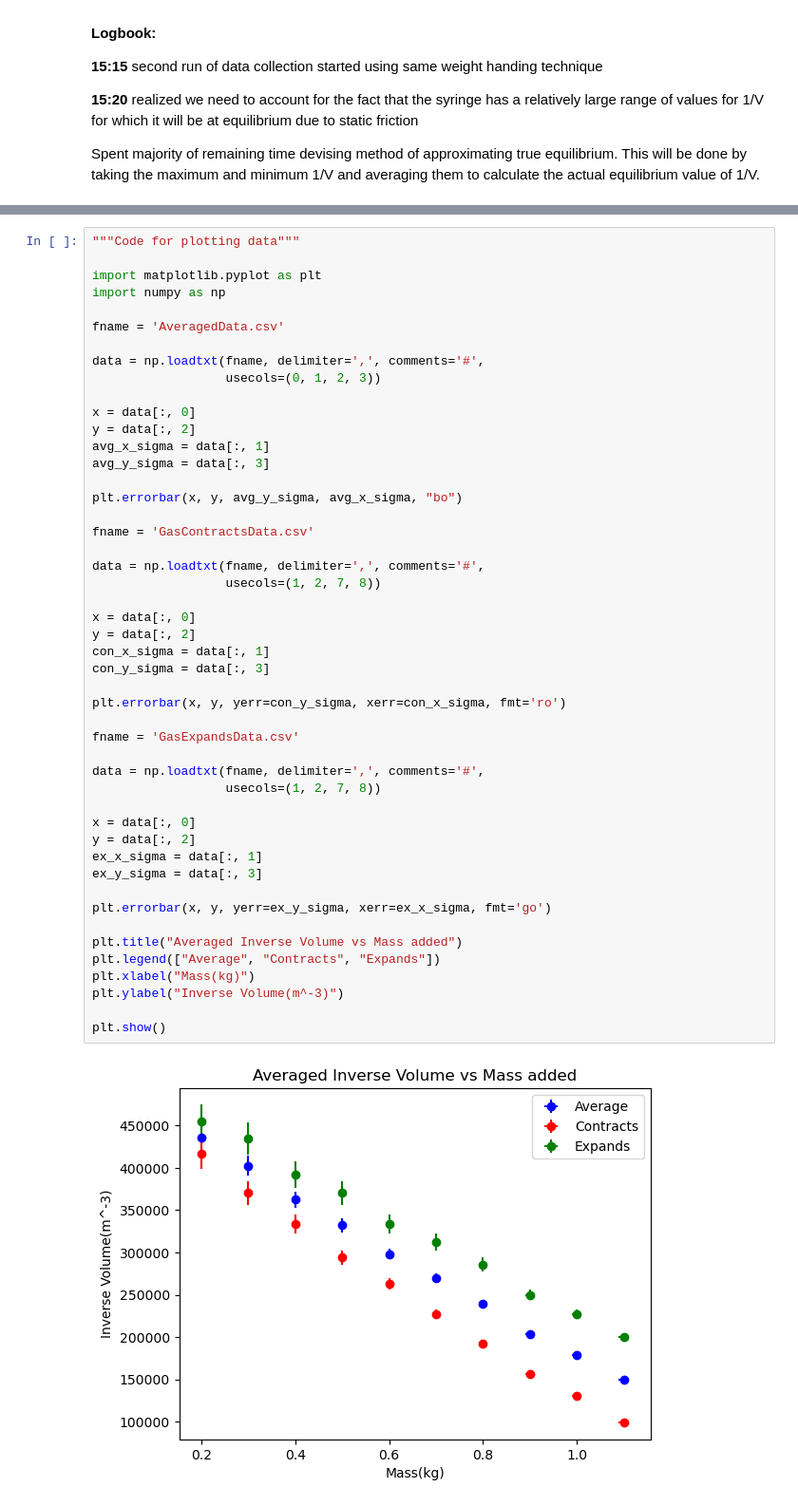
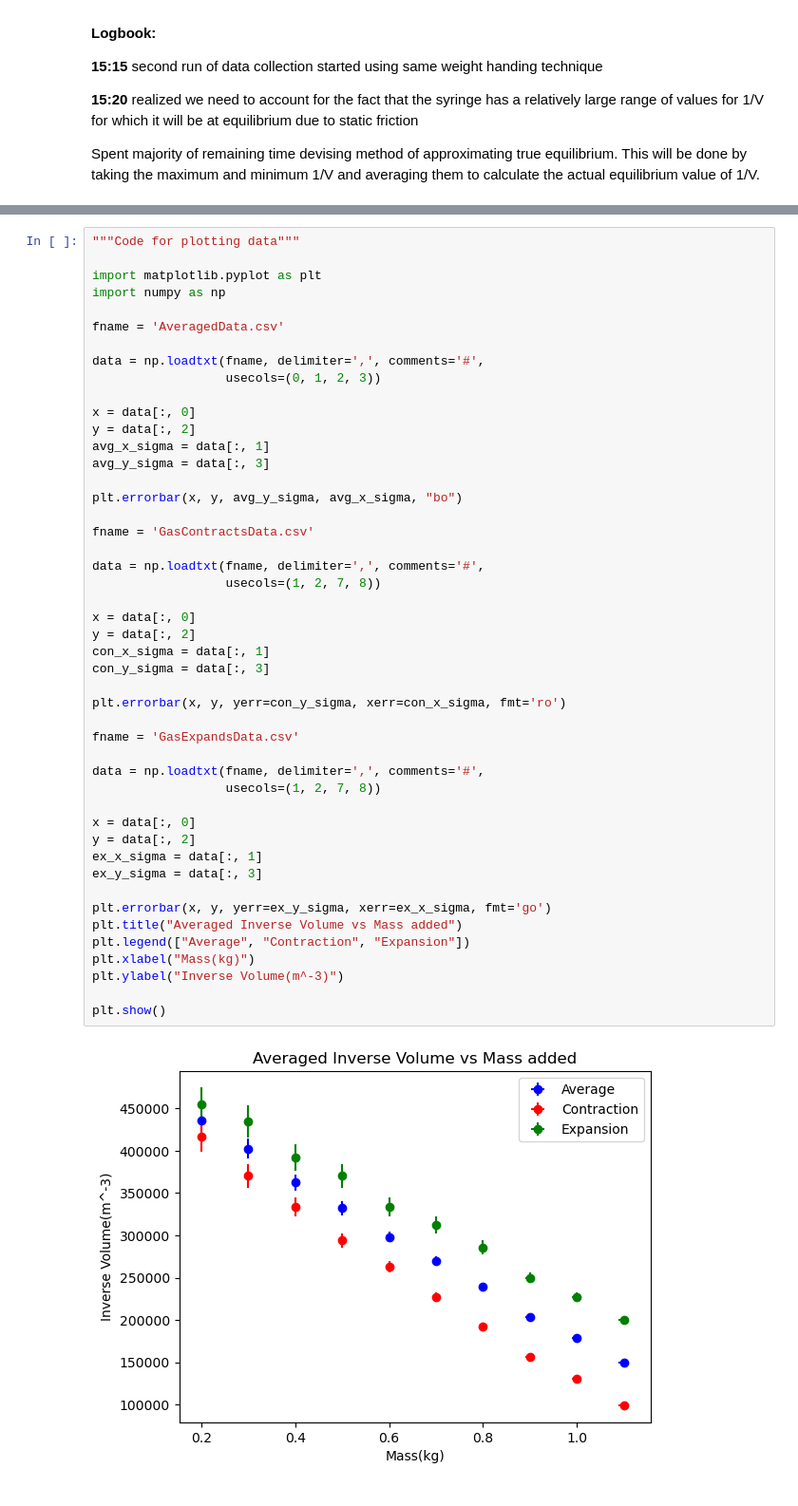
Before and after one commit to JadenMajid/Experiment-2-229, a Jupyter notebook: Logy Experiment Notes.ipynb, the cells around one changed output, grey strips where cells are left out. Shown: that part at 95% size. Drawn from its saved outputs; the diff is of its cells as text.

```diff
--- a/Logy Experiment Notes.ipynb
+++ b/Logy Experiment Notes.ipynb
@@ -132,36 +126,35 @@ plt.errorbar(x, y, avg_y_sigma, avg_x_sigma, "bo")
 
 fname = 'GasContractsData.csv'
 
 data = np.loadtxt(fname, delimiter=',', comments='#',
                   usecols=(1, 2, 7, 8))
 
 x = data[:, 0]
 y = data[:, 2]
 con_x_sigma = data[:, 1]
 con_y_sigma = data[:, 3]
 
 plt.errorbar(x, y, yerr=con_y_sigma, xerr=con_x_sigma, fmt='ro')
 
 fname = 'GasExpandsData.csv'
 
 data = np.loadtxt(fname, delimiter=',', comments='#',
                   usecols=(1, 2, 7, 8))
 
 x = data[:, 0]
 y = data[:, 2]
 ex_x_sigma = data[:, 1]
 ex_y_sigma = data[:, 3]
 
 plt.errorbar(x, y, yerr=ex_y_sigma, xerr=ex_x_sigma, fmt='go')
-
 plt.title("Averaged Inverse Volume vs Mass added")
-plt.legend(["Average", "Contracts", "Expands"])
+plt.legend(["Average", "Contraction", "Expansion"])
 plt.xlabel("Mass(kg)")
 plt.ylabel("Inverse Volume(m^-3)")
 
 plt.show()
 # %% [output]
-[figure, old version]
+[figure, new version]
 # %%
 """Code for fitting and finding chi squared of data vs fit"""
 
```
Also changed, not shown: parts of 3 cells of this notebook, 1 other file.
